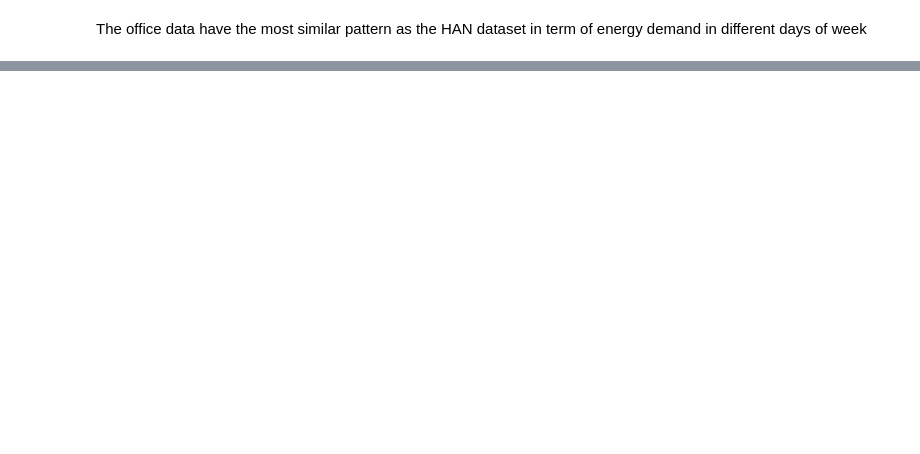
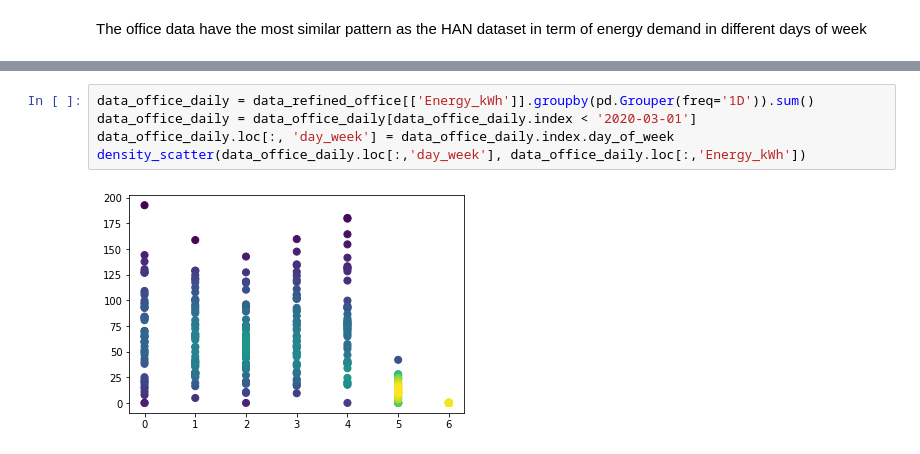
Before and after one commit to hancse/han_microgrid_lab, a Jupyter notebook: ChargingDemandPrediction/DataProcess.ipynb, the cells around one changed output, grey strips where cells are left out. Drawn from its saved outputs; the diff is of its cells as text; blank space fills up the shorter version.

```diff
--- a/ChargingDemandPrediction/DataProcess.ipynb
+++ b/ChargingDemandPrediction/DataProcess.ipynb
@@ -640,0 +662,7 @@ The office data have the most similar pattern as the HAN dataset in term of ener
+# %%
+data_office_daily = data_refined_office[['Energy_kWh']].groupby(pd.Grouper(freq='1D')).sum()
+data_office_daily = data_office_daily[data_office_daily.index < '2020-03-01']
+data_office_daily.loc[:, 'day_week'] = data_office_daily.index.day_of_week
+density_scatter(data_office_daily.loc[:,'day_week'], data_office_daily.loc[:,'Energy_kWh'])
+# %% [output]
+[figure, added]
```
Also changed, not shown: parts of 18 cells of this notebook, 2 other files.
